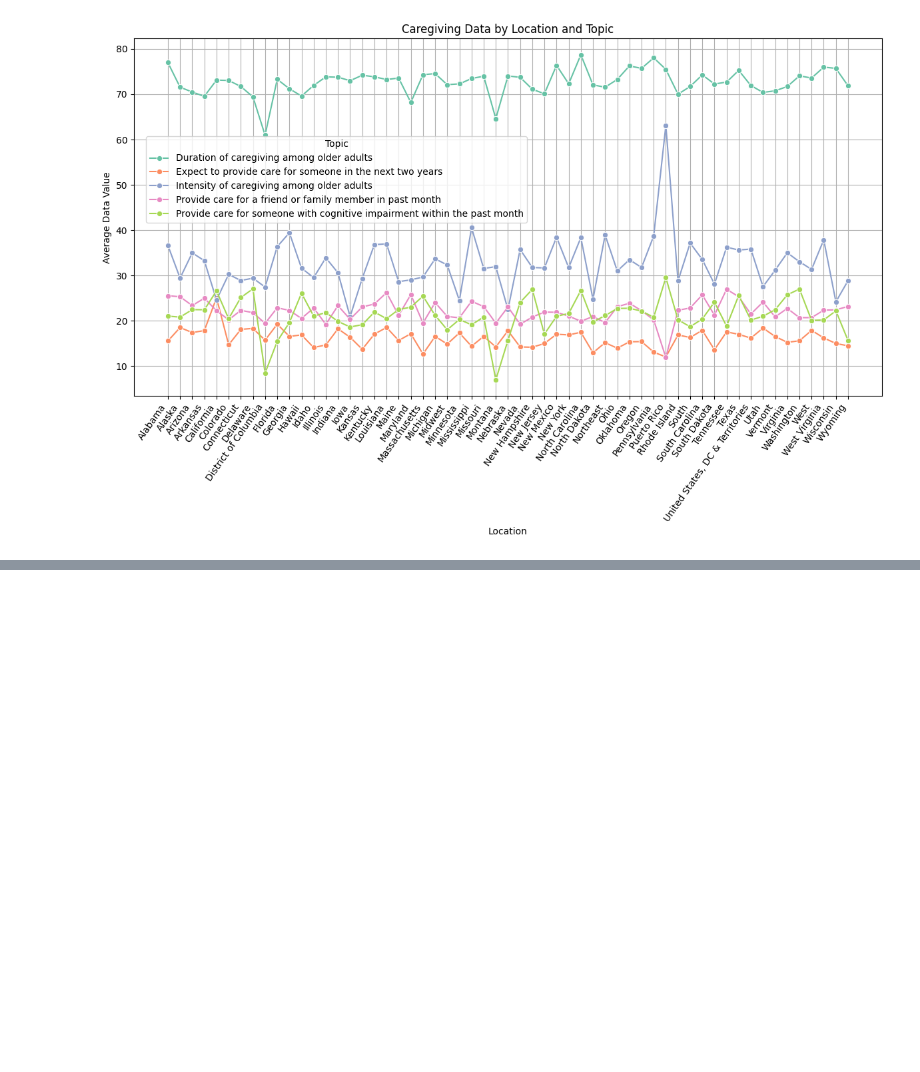
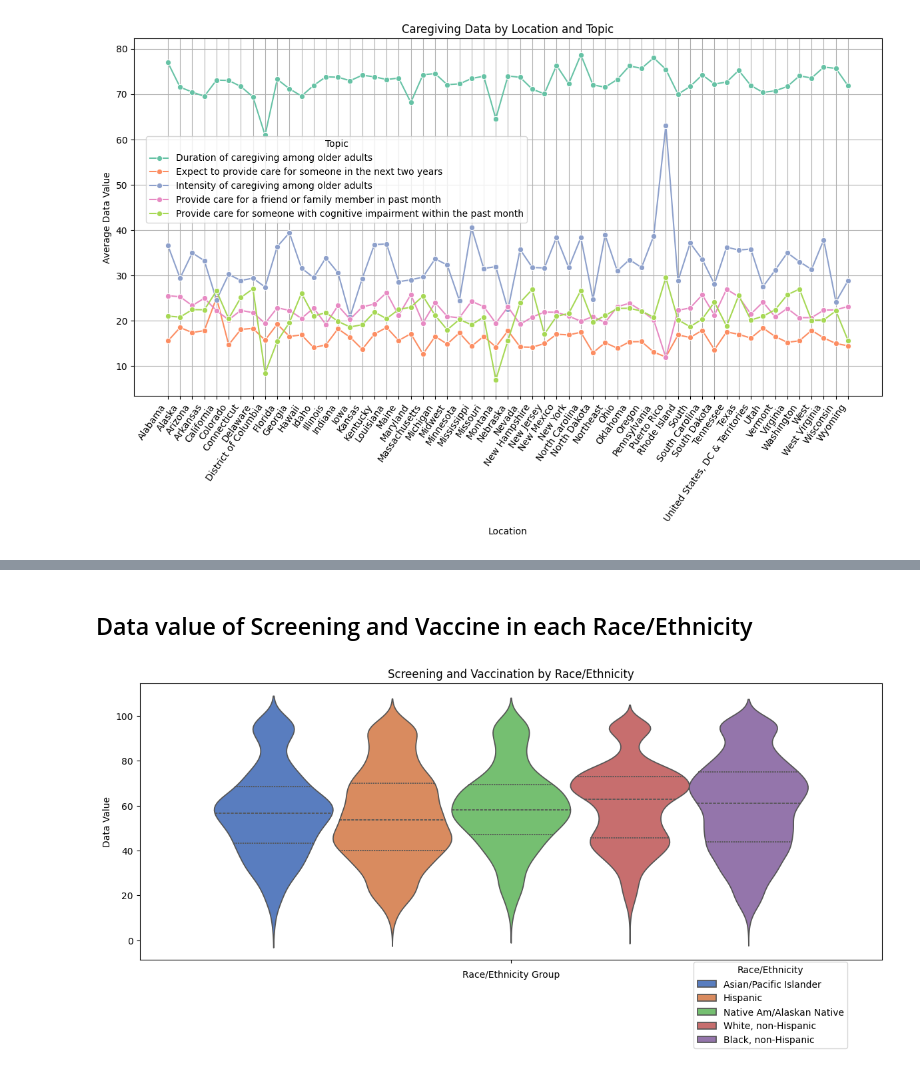
Before and after one commit to stutibimali/Alzeimer_Disease, a Jupyter notebook: alzheimer.ipynb, the cells around one changed output, grey strips where cells are left out. Cells and saved outputs as stored; diff of their text form; code cells hidden in the pictures; blank space fills up the shorter version.

```diff
--- a/alzheimer.ipynb
+++ b/alzheimer.ipynb
@@ -88,0 +229,24 @@ plt.show()
+# %% [markdown]
+## Data value of Screening and Vaccine in each Race/Ethnicity
+# %%
+df_Screenings_and_Vaccines = pd.read_excel('output/class_data_combined.xlsx', sheet_name='Screenings_and_Vaccines')
+race_ethnicity_data = df_Screenings_and_Vaccines[
+    df_Screenings_and_Vaccines['StratificationCategory2'].str.contains('race', case=False, na=False)
+]
+plt.figure(figsize=(12, 6))
+sns.violinplot(
+    data=race_ethnicity_data,
+    hue='Stratification2',
+    y='Data_Value',
+    inner="quart",
+    palette="muted"
+)
+plt.title('Screening and Vaccination by Race/Ethnicity')
+plt.xlabel('Race/Ethnicity Group')
+plt.ylabel('Data Value')
+plt.xticks(rotation=45)
+plt.legend(title='Race/Ethnicity', loc='upper left',bbox_to_anchor=(0.74, 0.01))
+plt.tight_layout()
+plt.show()
+# %% [output]
+[figure, added]
```
Also changed, not shown: parts of 22 cells of this notebook, 1 other file.
